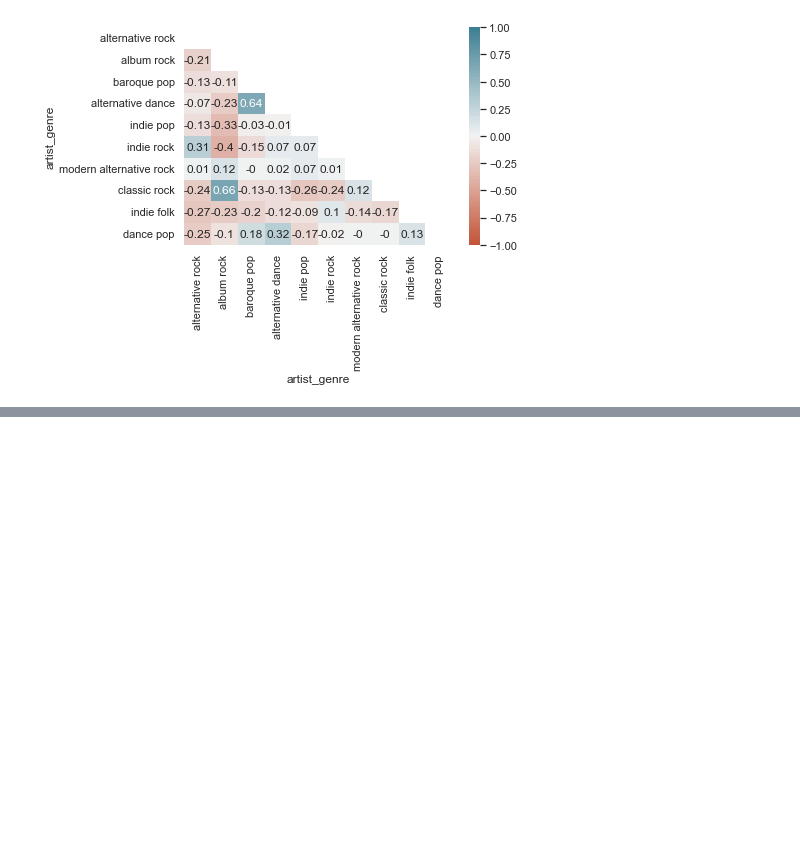
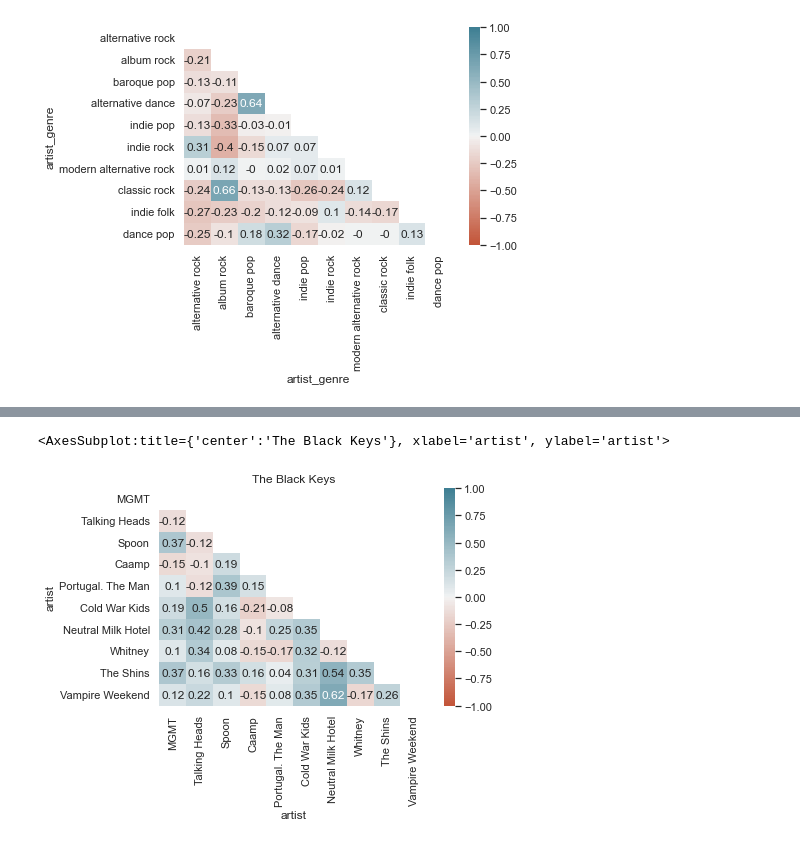
Before and after one commit to angeolson/personal-spotify-data, a Jupyter notebook: TS_EDA.ipynb, the cells around one changed output, grey strips where cells are left out. Cells and saved outputs as stored; diff of their text form; code cells hidden in the pictures; blank space fills up the shorter version.

```diff
--- a/TS_EDA.ipynb
+++ b/TS_EDA.ipynb
@@ -463,0 +649,5 @@ ax = sns.heatmap(
+# %%
+mapTop10('The Black Keys', type='positive')
+# %% [output]
+<AxesSubplot:title={'center':'The Black Keys'}, xlabel='artist', ylabel='artist'>
+[figure, added]
```
Also changed, not shown: parts of 8 cells of this notebook, 4 other files.
